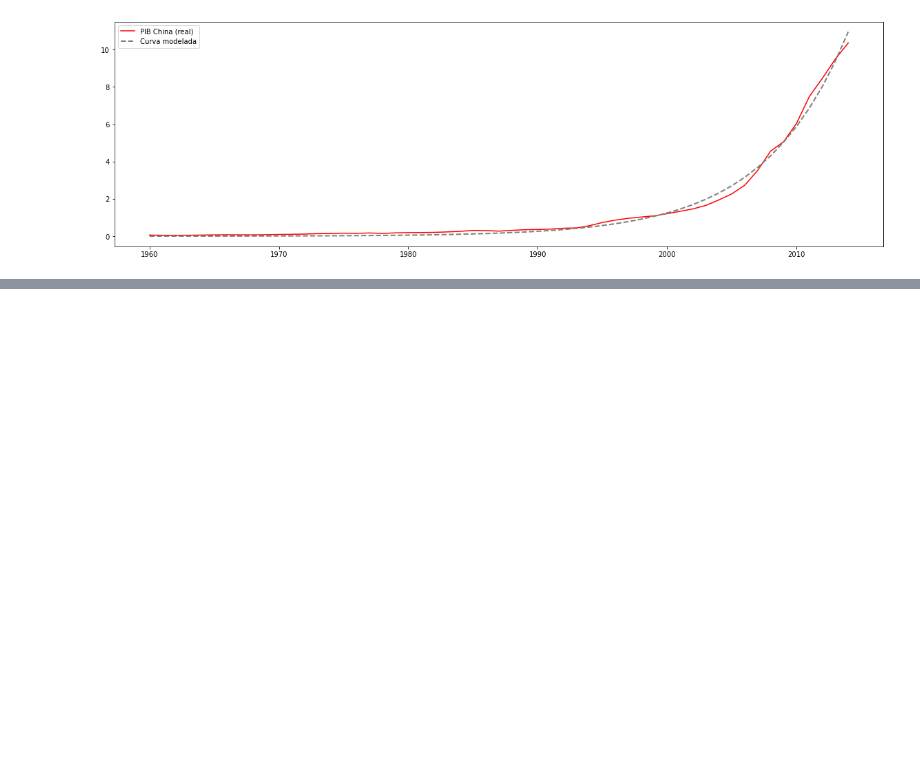
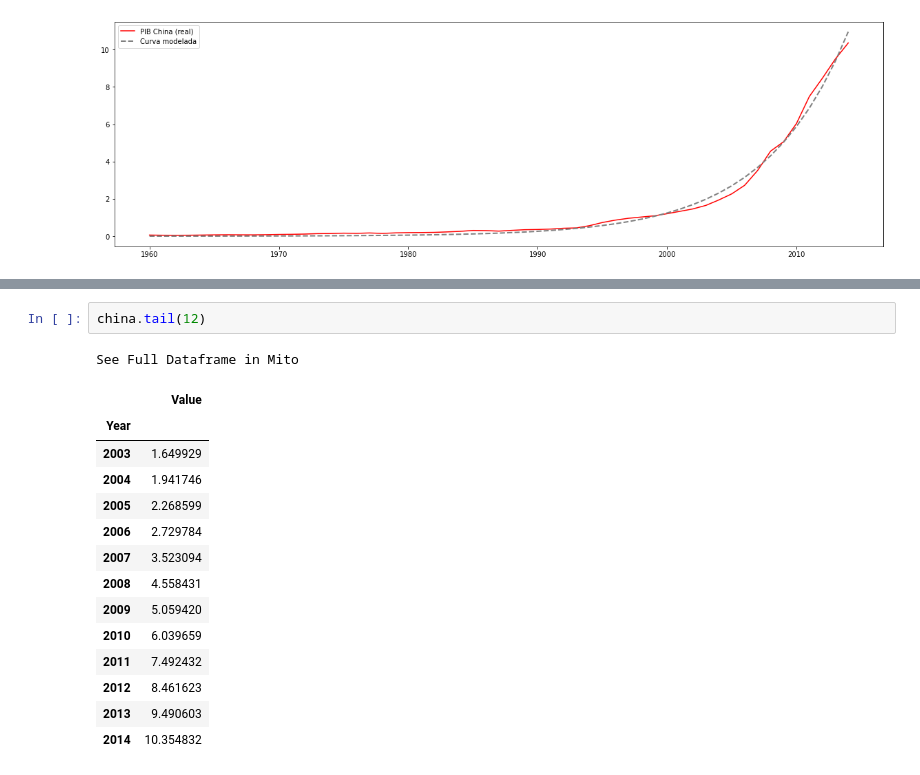
Before and after one commit to felbuch/Python_EPGE, a Jupyter notebook: 10-Aulas/14-Modelos Estatísticos Clássicos.ipynb, the cells around one changed output, grey strips where cells are left out. Saved outputs shown, nothing was run; the diff lists cells and outputs as text; blank space fills up the shorter version.

```diff
--- a/10-Aulas/14-Modelos Estatísticos Clássicos.ipynb
+++ b/10-Aulas/14-Modelos Estatísticos Clássicos.ipynb
@@ -800,0 +860,18 @@ plt.show()
+# %%
+china.tail(12)
+# %% [output]
+See Full Dataframe in Mito
+|  | Value |
+| Year |  |
+| 2003 | 1.649929 |
+| 2004 | 1.941746 |
+| 2005 | 2.268599 |
+| 2006 | 2.729784 |
+| 2007 | 3.523094 |
+| 2008 | 4.558431 |
+| 2009 | 5.059420 |
+| 2010 | 6.039659 |
+| 2011 | 7.492432 |
+| 2012 | 8.461623 |
+| 2013 | 9.490603 |
+| 2014 | 10.354832 |
```
Also changed, not shown: parts of 14 cells of this notebook.
